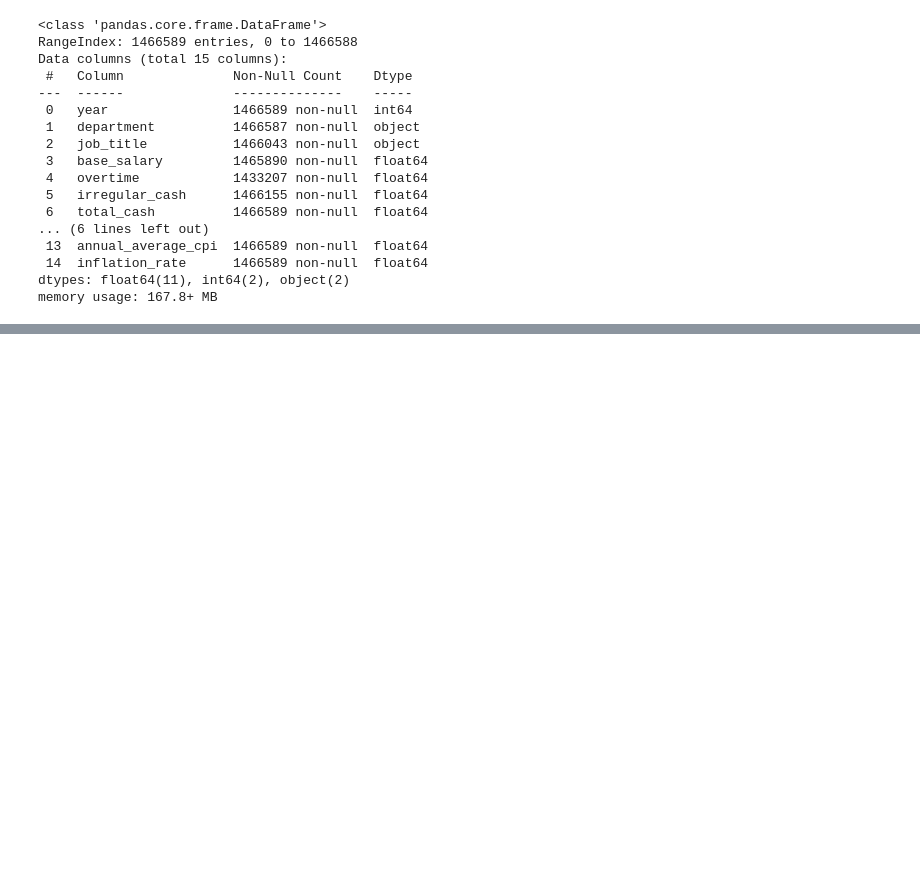
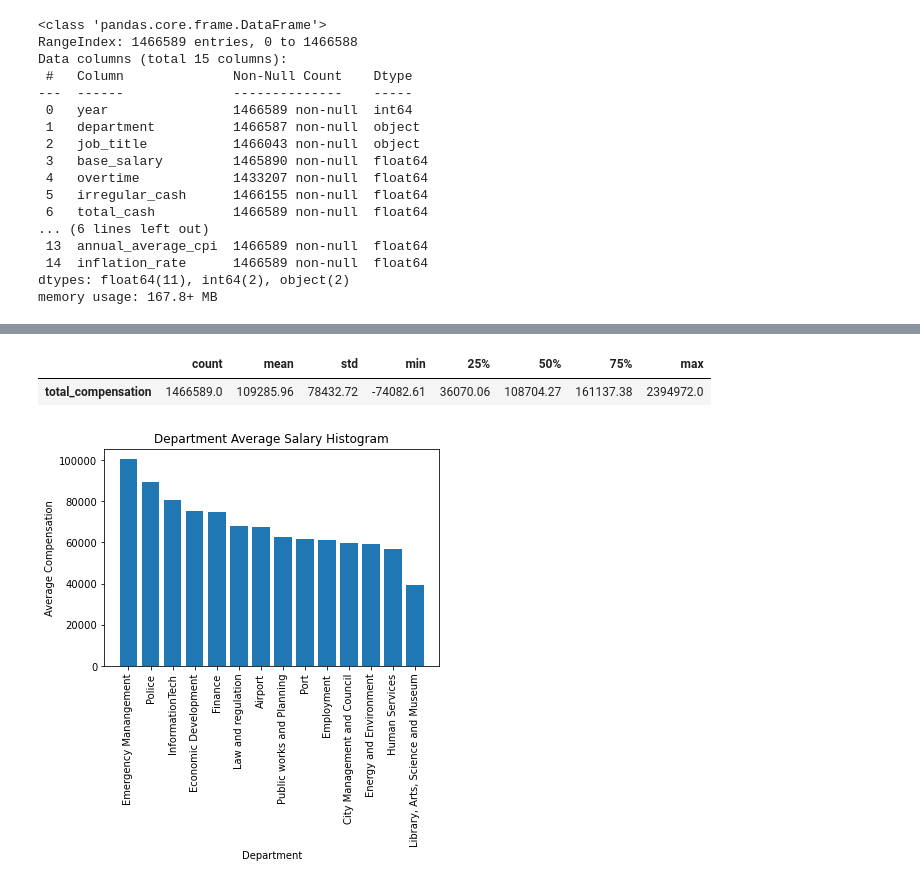
Before and after one commit to unpham/ads-508-project, a Jupyter notebook: eda.ipynb, the cells around one changed output, grey strips where cells are left out. Drawn from its saved outputs; the diff is of its cells as text; code cells hidden in the pictures; blank space fills up the shorter version.

```diff
--- a/eda.ipynb
+++ b/eda.ipynb
@@ -26,0 +508,8 @@ memory usage: 167.8+ MB
+# %%
+df['job_title'] = df['job_title'].fillna('NA')
+df['base_salary'] = df['total_cash']-(df['overtime']+df['irregular_cash'])
+df['overtime'] = df['overtime'].fillna(0)
+df['irregular_cash'] = df['irregular_cash'].fillna(0)
+df['health'] = df['health'].fillna(0)
+df['other_benefits'] = df['other_benefits'].fillna(0)
+df. isna(). sum()
@@ -26,0 +533,19 @@ memory usage: 167.8+ MB
+# %%
+round(df[["total_compensation"]].describe(),2).T
+# %% [output]
+|  | count | mean | std | min | 25% | 50% | 75% | max |
+| total_compensation | 1466589.0 | 109285.96 | 78432.72 | -74082.61 | 36070.06 | 108704.27 | 161137.38 | 2394972.0 |
+# %%
+# group by department and calculate the average salary
+grouped_data = df.groupby('department')['base_salary'].mean()
+grouped_data = grouped_data.sort_values(ascending=False)
+
+# create bar plot
+plt.bar(grouped_data.index, grouped_data.values)
+plt.xticks(rotation=90)
+plt.xlabel('Department')
+plt.ylabel('Average Compensation')
+plt.title('Department Average Salary Histogram')
+plt.show()
+# %% [output]
+[figure, added]
```
Also changed, not shown: parts of 10 cells of this notebook.
